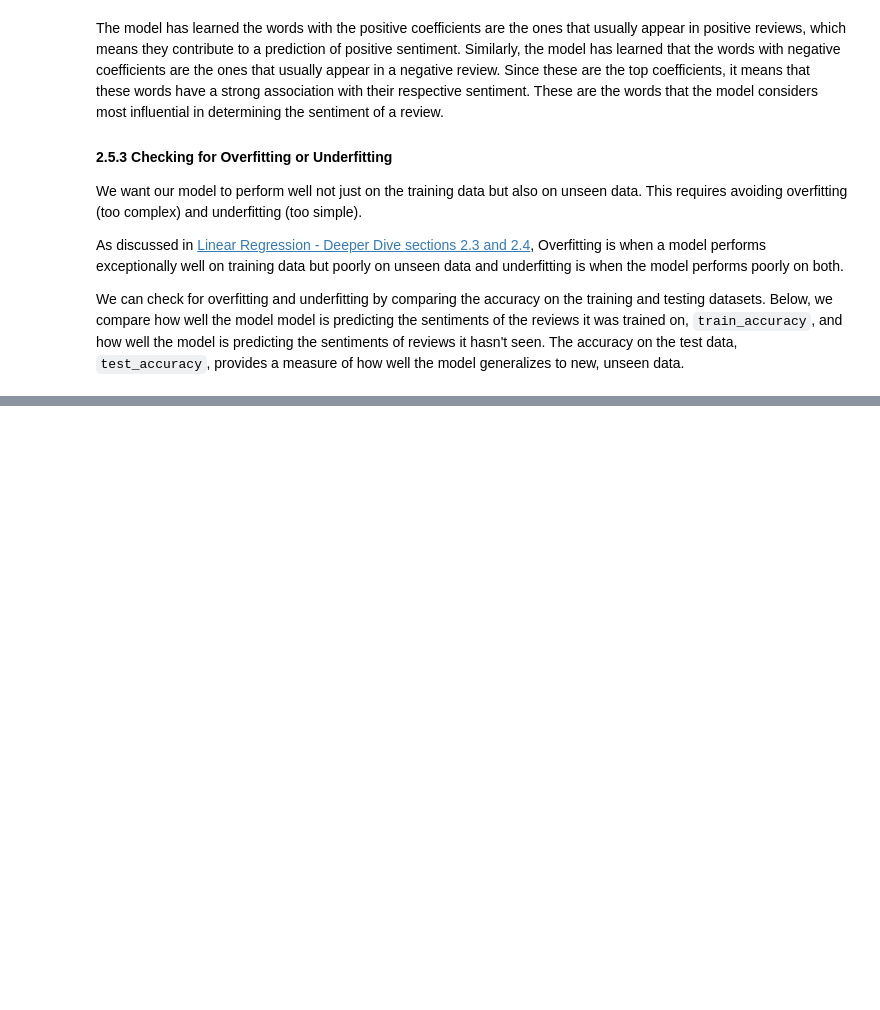
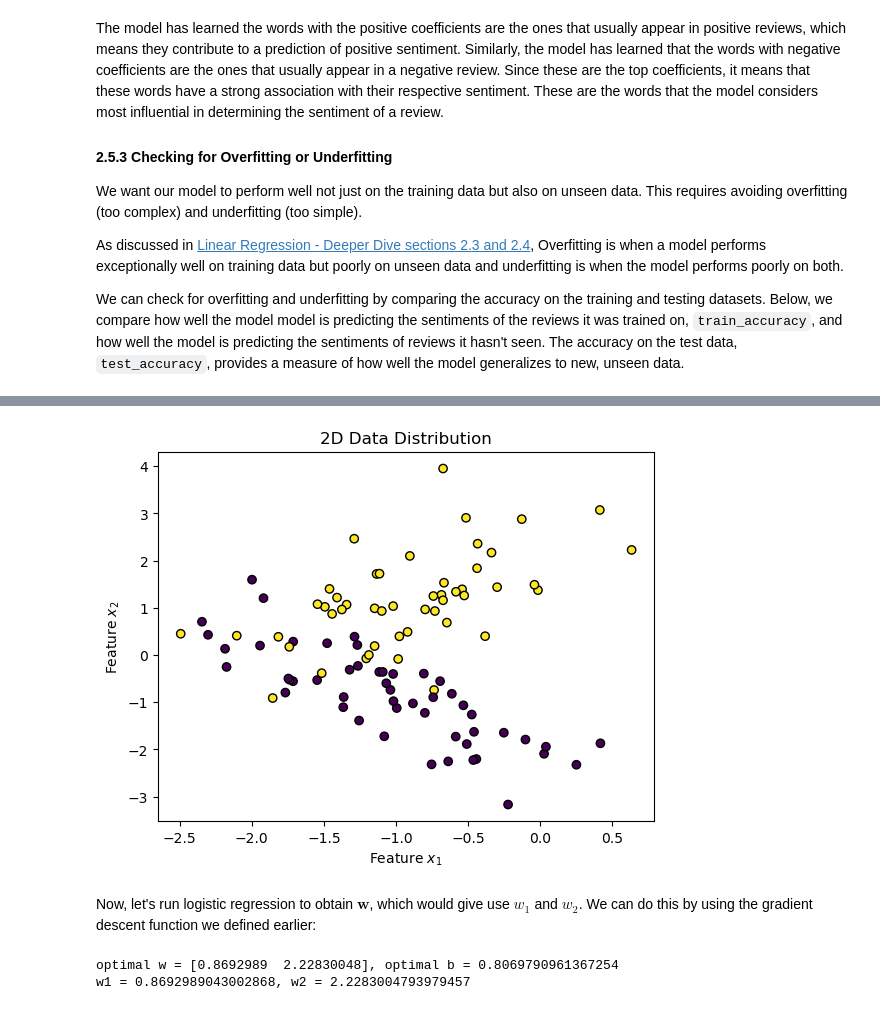
Before and after one commit to santiagoa58/machine-learning-intro, a Jupyter notebook: supervised-learning/logistic-regression/Logistic Regression.ipynb, the cells around one changed output, grey strips where cells are left out. Drawn from its saved outputs; the diff is of its cells as text; code cells hidden in the pictures; blank space fills up the shorter version.

Commit message:
enhances logistic regression chapter

```diff
--- a/supervised-learning/logistic-regression/Logistic Regression.ipynb
+++ b/supervised-learning/logistic-regression/Logistic Regression.ipynb
@@ -383,0 +1271,24 @@ auc 0.877872103570809
+# %%
+from sklearn.datasets import make_classification
+
+# Generate synthetic data
+X, y = make_classification(n_features=2, n_redundant=0, n_informative=2, n_clusters_per_class=1, n_classes=2)
+plt.scatter(X[:, 0], X[:, 1], marker='o', c=y, edgecolor='k')
+
+plt.xlabel('Feature $x_1$')
+plt.ylabel('Feature $x_2$')
+plt.title('2D Data Distribution')
+plt.show()
+# %% [output]
+[figure, added]
+# %% [markdown]
+Now, let's run logistic regression to obtain $\mathbf{w}$, which would give use $w_1$ and $w_2$. We can do this by using the gradient descent function we defined earlier:
+# %%
+initial_w = np.array([0.5, 0.5])
+initial_b = 0
+w, b, log_loss_list = gradientDescent(X, y, initial_w, initial_b, alpha, iterations)
+print(f"optimal w = {w}, optimal b = {b}")
+print(f"w1 = {w[0]}, w2 = {w[1]}")
+# %% [output]
+optimal w = [0.8692989  2.22830048], optimal b = 0.8069790961367254
+w1 = 0.8692989043002868, w2 = 2.2283004793979457
```
Also changed, not shown: parts of 69 cells of this notebook.
